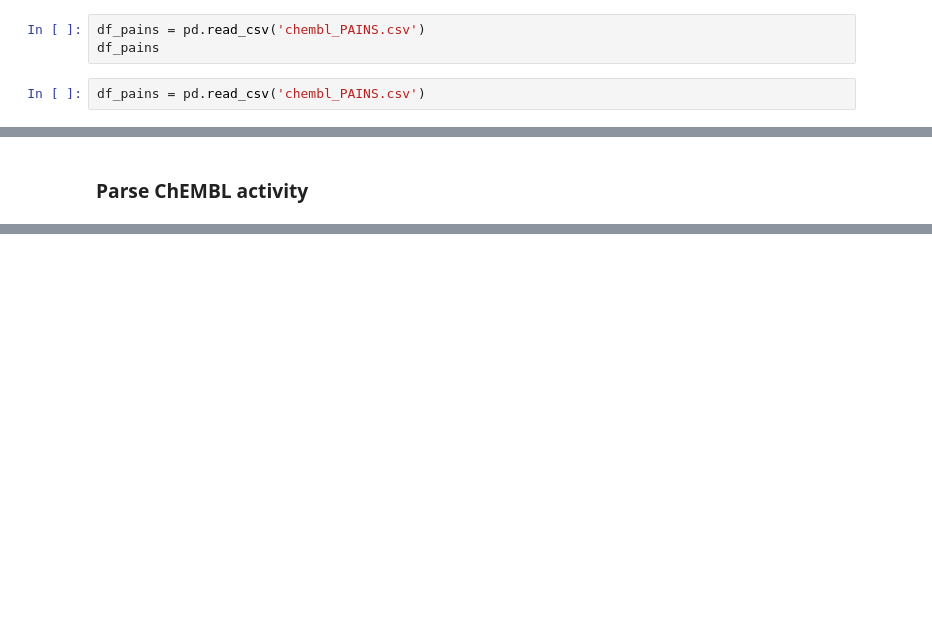
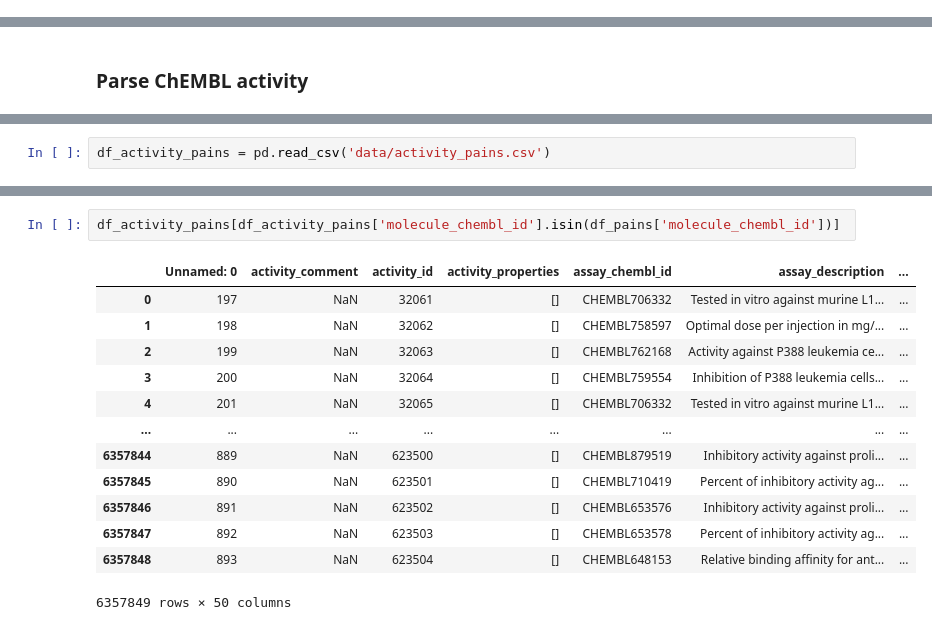
Before and after one commit to nizamibilal/ChemBL_api_parsing, a Jupyter notebook: chembl_structural_alert_analysis.ipynb, the cells around one changed output, grey strips where cells are left out. Drawn from its saved outputs; the diff is of its cells as text; blank space fills up the shorter version.

```diff
--- a/chembl_structural_alert_analysis.ipynb
+++ b/chembl_structural_alert_analysis.ipynb
@@ -207,8 +282,3 @@ df_pains['alert.alert_name'].value_counts()[:20].plot(kind='barh', figsize=(10,1
 # %% [output]
 <AxesSubplot:>
 [figure]
-# %%
-df_pains = pd.read_csv('chembl_PAINS.csv')
-df_pains
-# %%
-df_pains = pd.read_csv('chembl_PAINS.csv')
@@ -458,0 +345,2 @@ res
+# %%
+df_activity_pains = pd.read_csv('data/activity_pains.csv')
@@ -458,0 +363,16 @@ res
+# %%
+df_activity_pains[df_activity_pains['molecule_chembl_id'].isin(df_pains['molecule_chembl_id'])]
+# %% [output]
+|  | Unnamed: 0 | activity_comment | activity_id | activity_properties | assay_chembl_id | assay_description | ... |
+| 0 | 197 | NaN | 32061 | [] | CHEMBL706332 | Tested in vitro against murine L1... | ... |
+| 1 | 198 | NaN | 32062 | [] | CHEMBL758597 | Optimal dose per injection in mg/... | ... |
+| 2 | 199 | NaN | 32063 | [] | CHEMBL762168 | Activity against P388 leukemia ce... | ... |
+| 3 | 200 | NaN | 32064 | [] | CHEMBL759554 | Inhibition of P388 leukemia cells... | ... |
+| 4 | 201 | NaN | 32065 | [] | CHEMBL706332 | Tested in vitro against murine L1... | ... |
+| ... | ... | ... | ... | ... | ... | ... | ... |
+| 6357844 | 889 | NaN | 623500 | [] | CHEMBL879519 | Inhibitory activity against proli... | ... |
+| 6357845 | 890 | NaN | 623501 | [] | CHEMBL710419 | Percent of inhibitory activity ag... | ... |
+| 6357846 | 891 | NaN | 623502 | [] | CHEMBL653576 | Inhibitory activity against proli... | ... |
+| 6357847 | 892 | NaN | 623503 | [] | CHEMBL653578 | Percent of inhibitory activity ag... | ... |
+| 6357848 | 893 | NaN | 623504 | [] | CHEMBL648153 | Relative binding affinity for ant... | ... |
+6357849 rows × 50 columns
```
Also changed, not shown: parts of 84 cells of this notebook.
